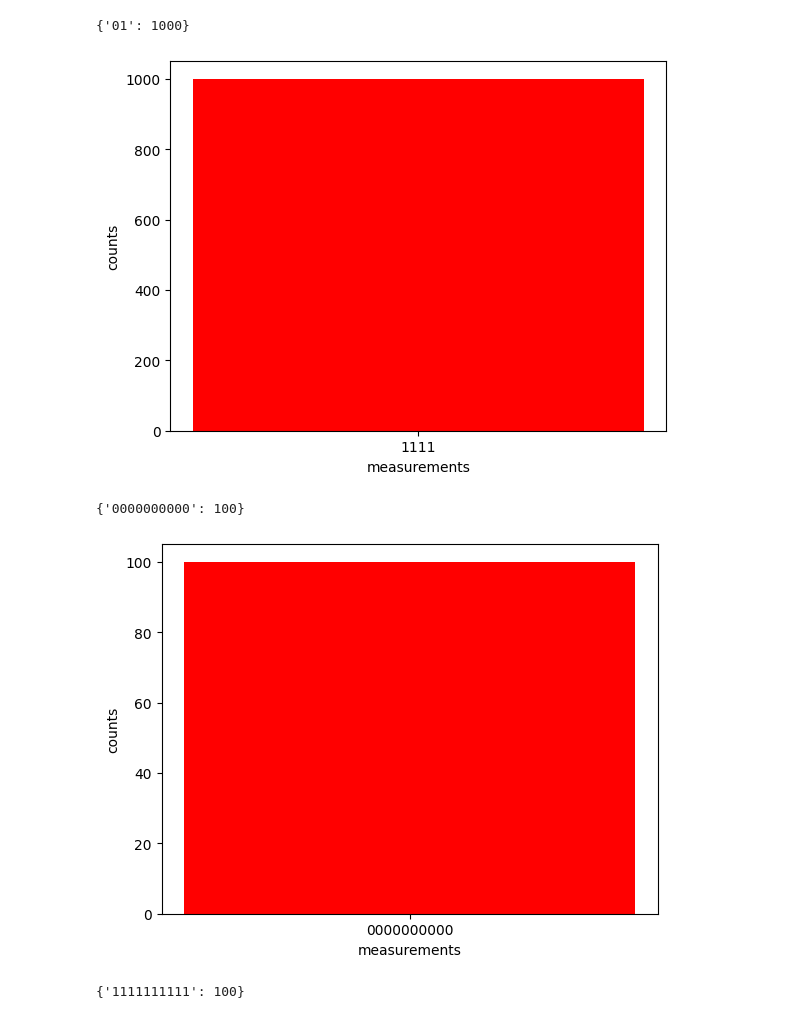
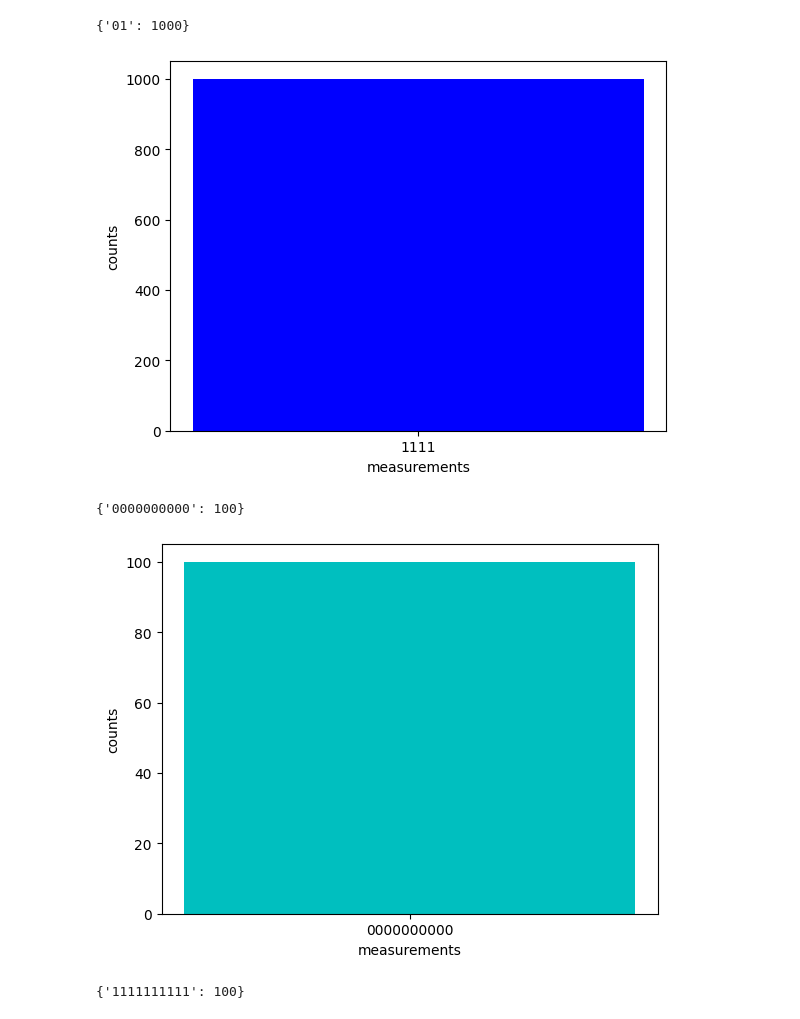
Before and after one commit to Akash6300/QuantumSimulator, a Jupyter notebook: QSimulator/test_1.ipynb, the cells around one changed output. Cells and saved outputs as stored; diff of their text form; code cells hidden in the pictures.

Commit message:
updated visualization code

```diff
--- a/QSimulator/test_1.ipynb
+++ b/QSimulator/test_1.ipynb
@@ -40,9 +40,9 @@ print(k)
 # %% [output]
 {'01': 1000}
 # %%
-visualize_counts(counts)
+visualize_counts(counts,color='b')
 # %% [output]
-[figure, old version]
+[figure, new version]
 # %%
 qc=QCircuit(10)
 for i in range(8):
@@ -52,9 +52,9 @@ print(counts)
 # %% [output]
 {'0000000000': 100}
 # %%
-visualize_counts(counts)
+visualize_counts(counts,color='c')
 # %% [output]
-[figure, old version]
+[figure, new version]
 # %%
 qc=QCircuit(10)
 qc.x(0)
```
Also changed, not shown: parts of 6 cells of this notebook.
